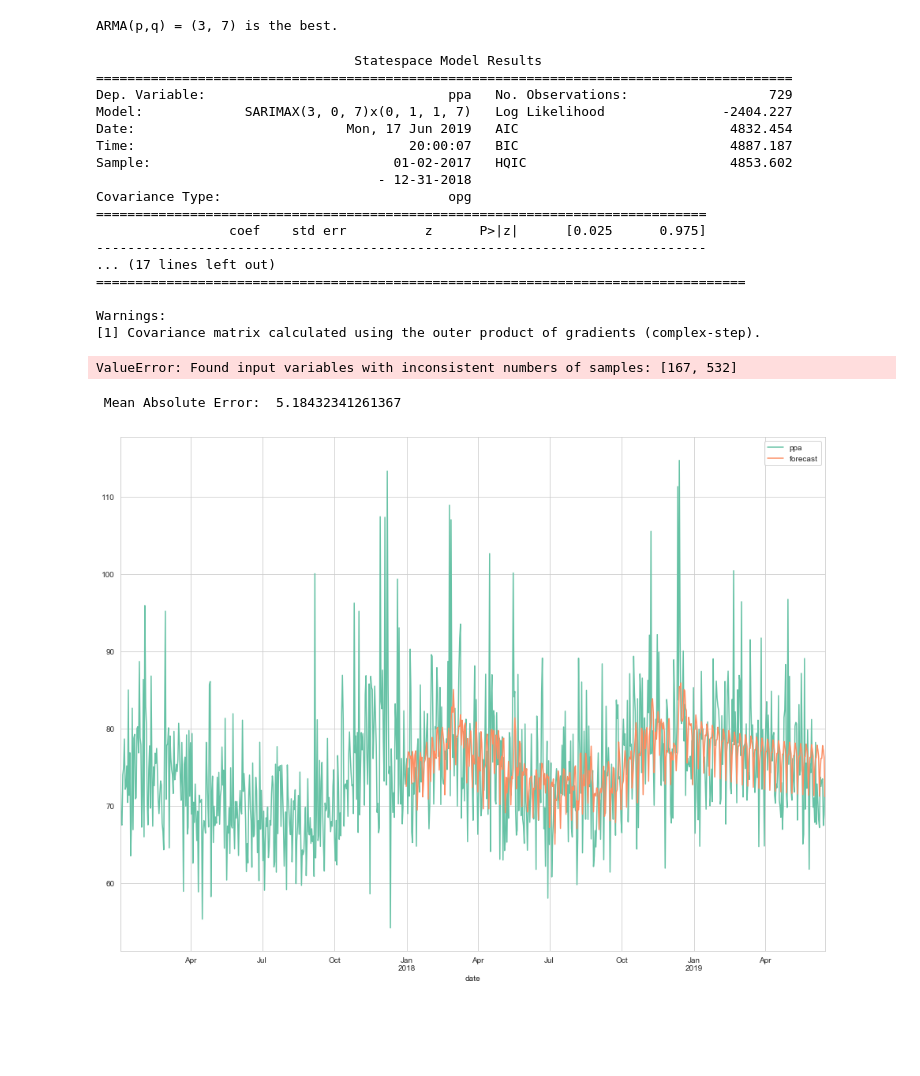
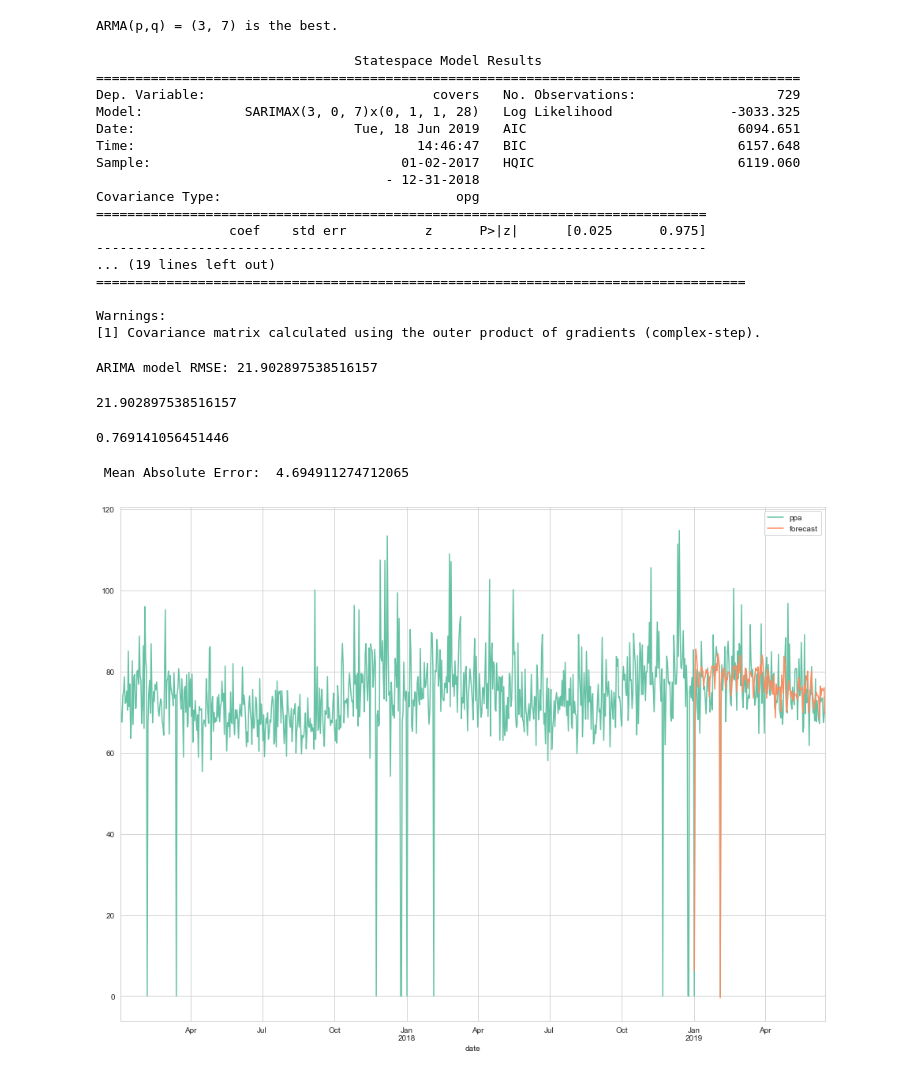
Before and after one commit to maks-p/restaurant_sales_forecasting, a Jupyter notebook: time_series.ipynb, the cells around one changed output. Drawn from its saved outputs; the diff is of its cells as text; code cells hidden in the pictures; blank space fills up the shorter version.

Commit message:
Final Model (v1) Complete

```diff
--- a/time_series.ipynb
+++ b/time_series.ipynb
@@ -182,3 +144,16 @@ plt.title('Daily PPA');
+# %%
+def train_test_split(df):
+
+    # Test / Train / Split
+    train_date_start = '2017-01-01'
+    train_date_end = '2018-12-31'
+
+    y_train = df[pd.to_datetime(train_date_start) : train_date_end]
+    y_test = df[pd.to_datetime(train_date_end) + pd.DateOffset(1): ]
+
+    return y_train, y_test
+
+y_train_daily, y_test_daily = train_test_split(df_daily)
 # %% [markdown]
 ### Seasonal Decompose - Daily
 # %%
@@ -208,4 +180,0 @@ seasonal_decompose_plots(df_daily, 'ppa', 365)
-# %%
-target = 'ppa'
-
-df_daily = df[[target]]
@@ -278,38 +243,40 @@ ARMA(p,q) = (3, 7) is the best.
 def arima_model(df, target, p, d, q, P, D, Q, m):
 
     arima = sm.tsa.statespace.SARIMAX(df[target],order=(p,d,q),seasonal_order=(P,D,Q,m),
-                                 enforce_stationarity=False, enforce_invertibility=False,)
+                                 enforce_stationarity=False, enforce_invertibility=False,exog=df[['outside', 'closed']])
 
     res = arima.fit()
     print(res.summary())
 
     return res
 
-res = arima_model(X_train_daily, 'ppa', p=3, d=0, q=7, P=0, D=1, Q=1, m=7)
+res = arima_model(y_train_daily, 'covers', p=3, d=0, q=7, P=0, D=1, Q=1, m=28)
 # %% [output]
                                  Statespace Model Results
-=========================================================================================
-Dep. Variable:                               ppa   No. Observations:                  729
-Model:             SARIMAX(3, 0, 7)x(0, 1, 1, 7)   Log Likelihood               -2404.227
-Date:                           Mon, 17 Jun 2019   AIC                           4832.454
-Time:                                   20:00:07   BIC                           4887.187
-Sample:                               01-02-2017   HQIC                          4853.602
-                                    - 12-31-2018
-Covariance Type:                             opg
+==========================================================================================
+Dep. Variable:                             covers   No. Observations:                  729
+Model:             SARIMAX(3, 0, 7)x(0, 1, 1, 28)   Log Likelihood               -3033.325
+Date:                            Tue, 18 Jun 2019   AIC                           6094.651
+Time:                                    14:46:47   BIC                           6157.648
+Sample:                                01-02-2017   HQIC                          6119.060
+                                     - 12-31-2018
+Covariance Type:                              opg
 ==============================================================================
                  coef    std err          z      P>|z|      [0.025      0.975]
 ------------------------------------------------------------------------------
-... (17 lines left out)
+... (19 lines left out)
 ===================================================================================
 
 Warnings:
 [1] Covariance matrix calculated using the outer product of gradients (complex-step).
 # %%
-test_start = '12-31-2017'
+test_start = '12-31-2018'
 test_end = '06-16-2019'
+exog_forecast = y_test_daily[['outside', 'closed']].values.reshape(y_test_daily.shape[0],2)
 
-pred = res.predict(test_start,test_end)[1:]
+pred = res.predict(test_start,test_end, exog=exog_forecast)[1:]
+pred_df = pd.DataFrame(pred, index=y_test_daily.index)
 
-print('ARIMA model RMSE: {}'.format(np.sqrt(mean_squared_error(X_test_daily['ppa'], pred))))
+print('ARIMA model RMSE: {}'.format(np.sqrt(mean_squared_error(y_test_daily['covers'], pred))))
 # %% [output]
-ValueError: Found input variables with inconsistent numbers of samples: [167, 532]
+ARIMA model RMSE: 21.902897538516157
@@ -316,14 +287,23 @@ ValueError: Found input variables with inconsistent numbers of samples: [167, 53
+# %%
+rmse
+# %% [output]
+21.902897538516157
+# %%
+r2 = r2_score(y_test_daily['covers'], pred_df['pred_covers'])
+r2
+# %% [output]
+0.769141056451446
 # %%
 def sarimax_forecast(df, model, target, start_period, forecast_periods):
 
-    df['forecast'] = model.predict(test_start, test_end, dynamic=False)
+    df['forecast'] = model.forecast(steps=167, dynamic=False, exog=exog_forecast)
     df[[target, 'forecast']].plot(figsize=(16,12))
 
     print('\n', 'Mean Absolute Error: ', np.abs(df[start_period:]['ppa']- df[start_period:]['forecast']).sum()/len(df[start_period:]))
 
     return df
 
 df_forecast = sarimax_forecast(df_daily, res, 'ppa', test_start, test_end)
 # %% [output]
- Mean Absolute Error:  5.18432341261367
+ Mean Absolute Error:  4.694911274712065
-[figure, old version]
+[figure, new version]
```
Also changed, not shown: parts of 37 cells of this notebook, 6 other files.
